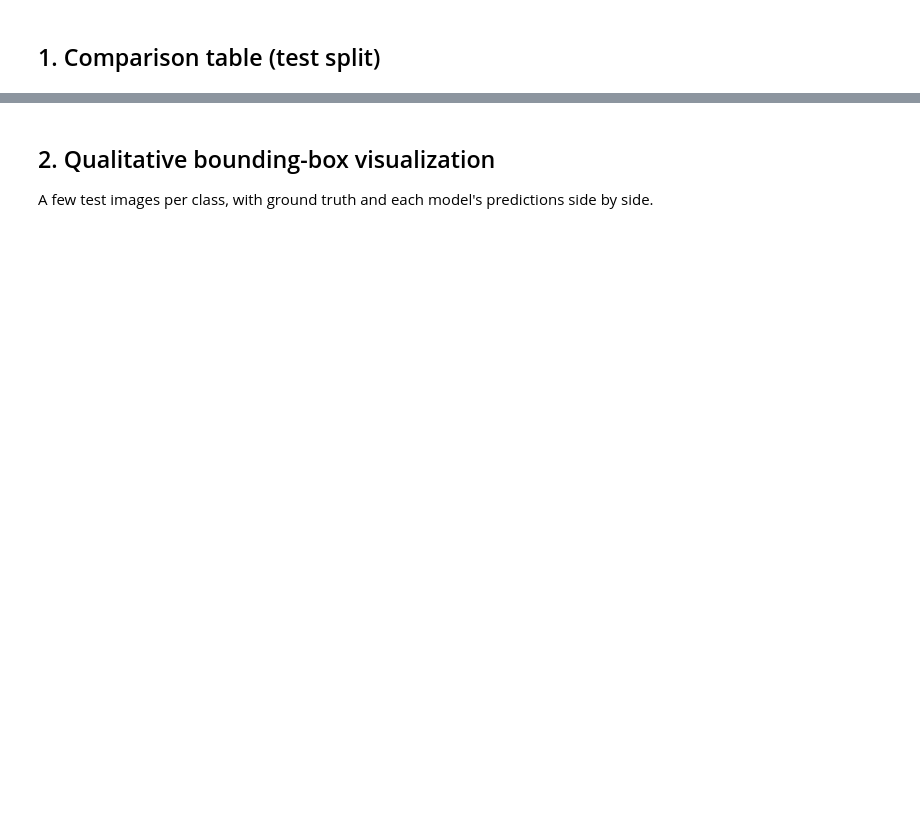
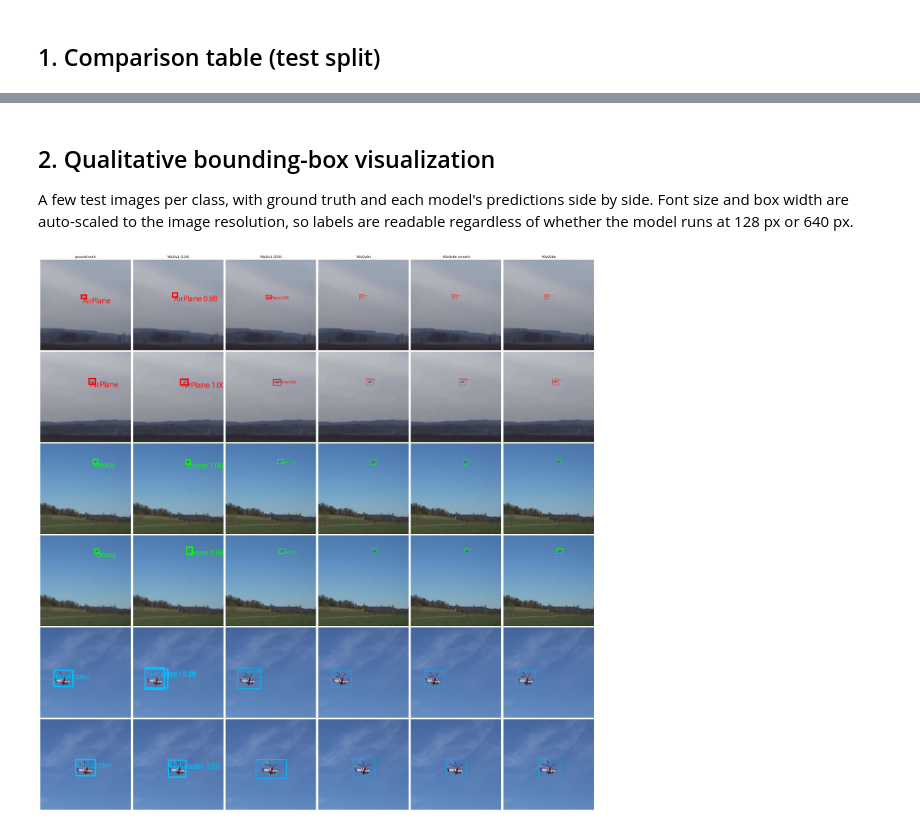
Before and after one commit to rektyyy/Drone-Detection, a Jupyter notebook: notebooks/model_comparison.ipynb, the cells around one changed output, grey strips where cells are left out. Drawn from its saved outputs; the diff is of its cells as text; code cells hidden in the pictures; blank space fills up the shorter version.

```diff
--- a/notebooks/model_comparison.ipynb
+++ b/notebooks/model_comparison.ipynb
@@ -77,16 +106,18 @@ results
 ## 2. Qualitative bounding-box visualization
 
 A few test images per class, with ground truth and each model's predictions side by side.
+Font size and box width are auto-scaled to the image resolution, so labels are readable
+regardless of whether the model runs at 128 px or 640 px.
 # %%
 def predict(model, image):
     """Return {'boxes','scores','labels'} for one (3,H,W) image."""
-    x = image.unsqueeze(0).to(model.device)
+    x = image.unsqueeze(0).to(next(model.parameters()).device)
     with torch.no_grad():
         if isinstance(model, YoloV1Baseline):
             out = model._decode_predictions(model(x), (x.shape[2], x.shape[3]))[0]
         else:
             out = model._decode_predictions(x)[0]
-    return out
+    return {k: v.cpu() for k, v in out.items()}
 
 
 def gt_xyxy_from_targets(targets, size):
@@ -100,7 +131,7 @@ def gt_xyxy_from_targets(targets, size):
 
 
 def pick_sample_indices(dataset, per_class=2):
-    """Indices of test images, aiming for `per_class` examples containing each class."""
+    """Return indices of test images with good class coverage."""
     chosen, counts = [], {c: 0 for c in range(len(CLASS_NAMES))}
     for idx in range(len(dataset)):
         tgt = dataset[idx]["targets"]
@@ -109,37 +140,48 @@ def pick_sample_indices(dataset, per_class=2):
         classes = set(int(c) for c in tgt[:, 0].tolist())
         if any(counts[c] < per_class for c in classes):
             chosen.append(idx)
             for c in classes:
                 counts[c] += 1
         if all(v >= per_class for v in counts.values()):
             break
     return chosen
 
 
-# Use the first available model's datamodule to pick the reference images.
+# Use first available model's dataset as reference for image selection.
 ref_cfg = next(iter(available.values()))[0]
 ref_dataset = build_datamodule_from_config(ref_cfg).test_dataset
 sample_idx = pick_sample_indices(ref_dataset, per_class=2)
 
-# Pre-load each model + its test dataset (per-model img_size).
+# Load models + per-model datasets (img_size differs between configs).
 loaded = {lbl: (load_model_from_config(cfg, ckpt),
                 build_datamodule_from_config(cfg).test_dataset)
           for lbl, (cfg, ckpt) in available.items()}
 
 ncols = 1 + len(loaded)
-fig, axes = plt.subplots(len(sample_idx), ncols, figsize=(4 * ncols, 4 * len(sample_idx)))
+fig, axes = plt.subplots(
+    len(sample_idx), ncols,
+    figsize=(4 * ncols, 4 * len(sample_idx)),
+    dpi=100,
+)
 axes = np.atleast_2d(axes)
+
 for r, idx in enumerate(sample_idx):
     sample = ref_dataset[idx]
     gt_boxes, gt_labels = gt_xyxy_from_targets(sample["targets"], ref_dataset.img_size)
     axes[r, 0].imshow(draw_boxes(sample["image"], gt_boxes, gt_labels, CLASS_NAMES))
-    axes[r, 0].set_title("ground truth" if r == 0 else "")
+    axes[r, 0].set_title("ground truth", fontsize=10) if r == 0 else None
     axes[r, 0].axis("off")
+
     for c, (lbl, (model, ds)) in enumerate(loaded.items(), start=1):
         img = ds[idx]["image"]
         pred = predict(model, img)
-        axes[r, c].imshow(draw_boxes(img, pred["boxes"], pred["labels"], CLASS_NAMES, pred["scores"]))
-        axes[r, c].set_title(lbl if r == 0 else "")
+        axes[r, c].imshow(
+            draw_boxes(img, pred["boxes"], pred["labels"], CLASS_NAMES, pred["scores"])
+        )
+        axes[r, c].set_title(lbl, fontsize=10) if r == 0 else None
         axes[r, c].axis("off")
-plt.tight_layout()
+
+plt.tight_layout(pad=0.5)
 plt.show()
+# %% [output]
+[figure, added]
```
Also changed, not shown: parts of 9 cells of this notebook, 5 other files.
